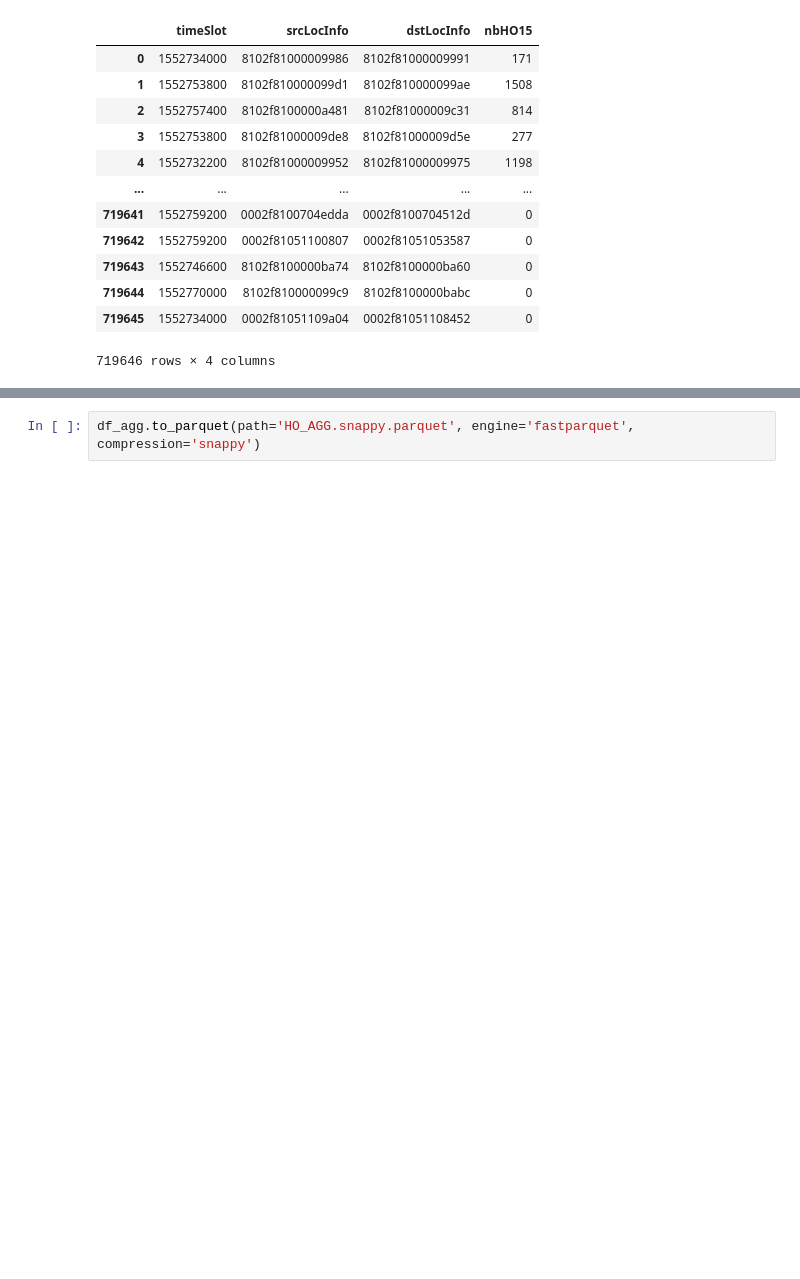
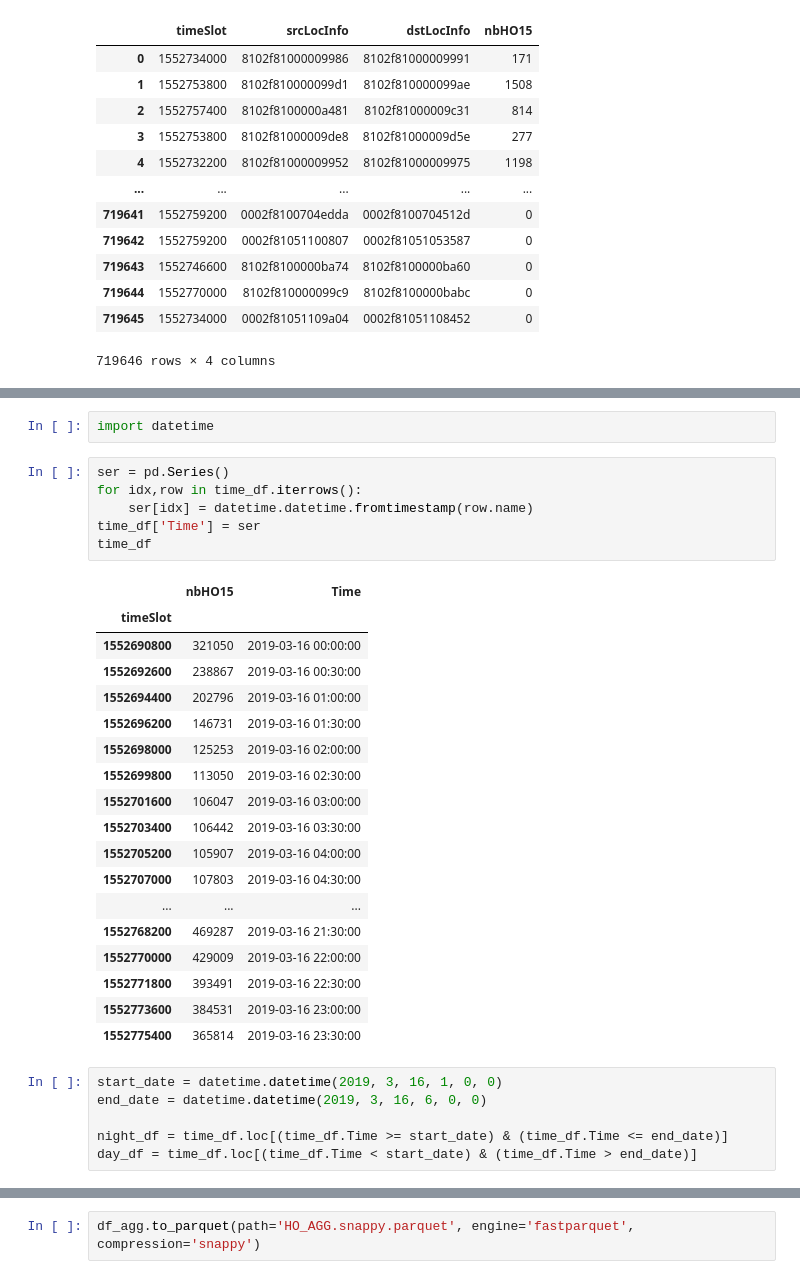
Before and after one commit to eakopyan/Popular-paths, a Jupyter notebook: HOProcess_v2/parquet_parser.ipynb, the cells around one changed output, grey strips where cells are left out. Drawn from its saved outputs; the diff is of its cells as text; blank space fills up the shorter version.

```diff
--- a/HOProcess_v2/parquet_parser.ipynb
+++ b/HOProcess_v2/parquet_parser.ipynb
@@ -64,0 +76,33 @@ frame
+# %%
+import datetime
+# %%
+ser = pd.Series()
+for idx,row in time_df.iterrows():
+    ser[idx] = datetime.datetime.fromtimestamp(row.name)
+time_df['Time'] = ser
+time_df
+# %% [output]
+|  | nbHO15 | Time |
+| timeSlot |  |  |
+| 1552690800 | 321050 | 2019-03-16 00:00:00 |
+| 1552692600 | 238867 | 2019-03-16 00:30:00 |
+| 1552694400 | 202796 | 2019-03-16 01:00:00 |
+| 1552696200 | 146731 | 2019-03-16 01:30:00 |
+| 1552698000 | 125253 | 2019-03-16 02:00:00 |
+| 1552699800 | 113050 | 2019-03-16 02:30:00 |
+| 1552701600 | 106047 | 2019-03-16 03:00:00 |
+| 1552703400 | 106442 | 2019-03-16 03:30:00 |
+| 1552705200 | 105907 | 2019-03-16 04:00:00 |
+| 1552707000 | 107803 | 2019-03-16 04:30:00 |
+| ... | ... | ... |
+| 1552768200 | 469287 | 2019-03-16 21:30:00 |
+| 1552770000 | 429009 | 2019-03-16 22:00:00 |
+| 1552771800 | 393491 | 2019-03-16 22:30:00 |
+| 1552773600 | 384531 | 2019-03-16 23:00:00 |
+| 1552775400 | 365814 | 2019-03-16 23:30:00 |
+# %%
+start_date = datetime.datetime(2019, 3, 16, 1, 0, 0)
+end_date = datetime.datetime(2019, 3, 16, 6, 0, 0)
+
+night_df = time_df.loc[(time_df.Time >= start_date) & (time_df.Time <= end_date)]
+day_df = time_df.loc[(time_df.Time < start_date) & (time_df.Time > end_date)]
```
Also changed, not shown: parts of 4 cells of this notebook, 5 other files.
